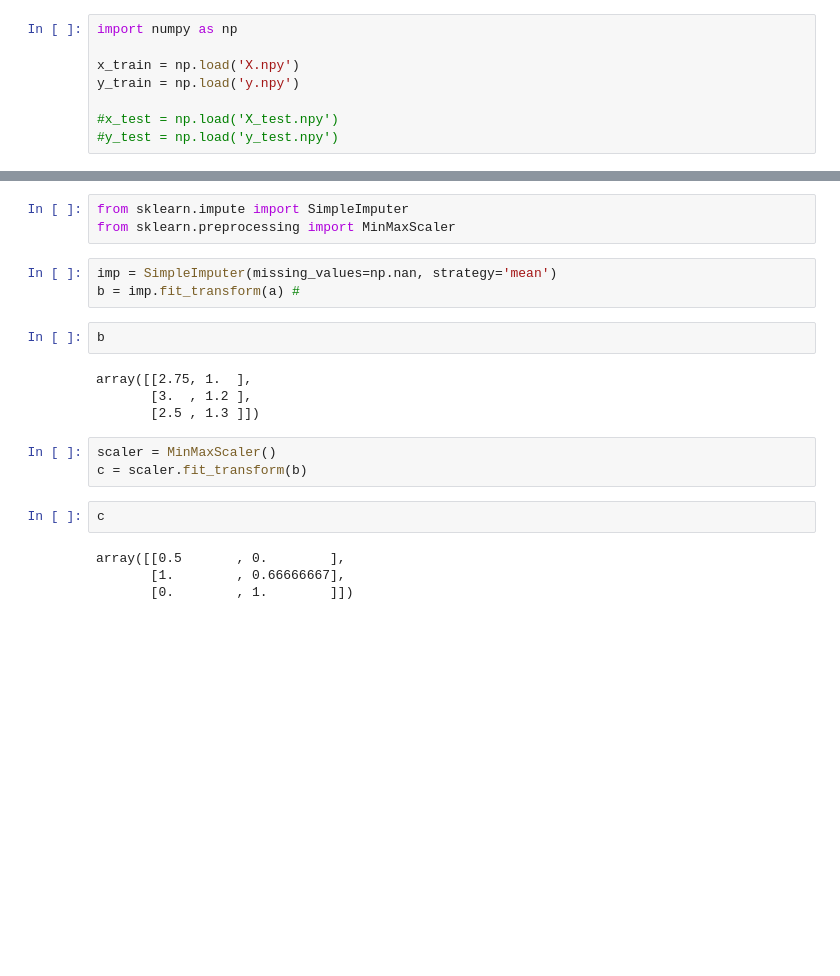
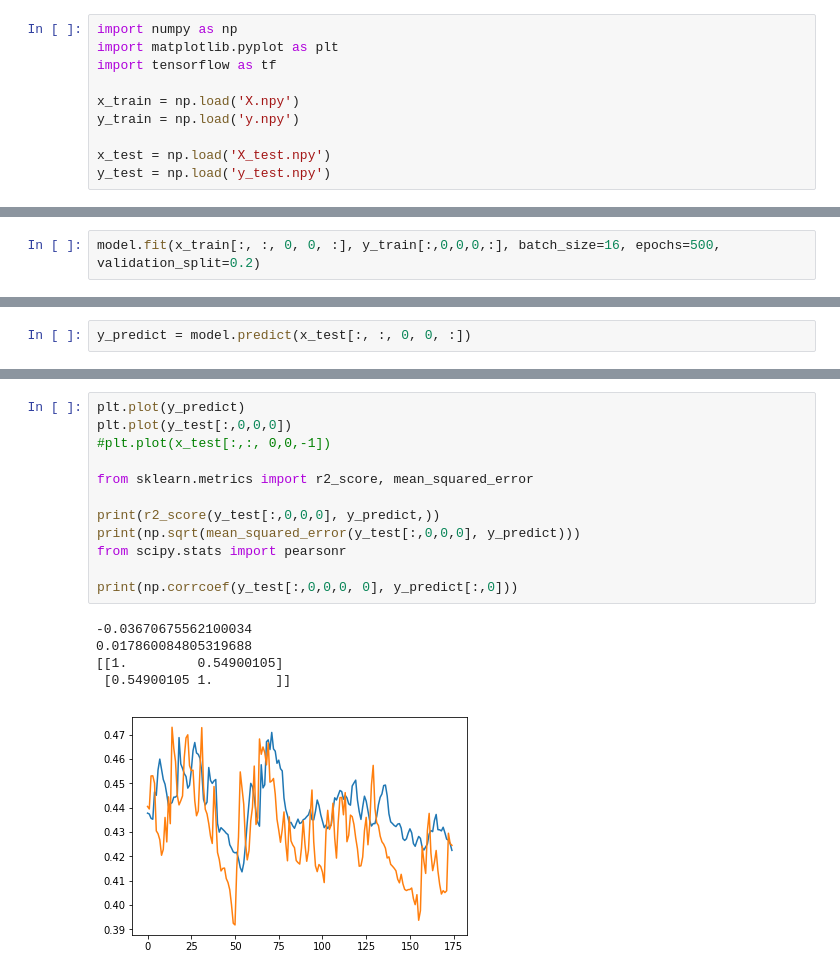
Before and after one commit to leelew/HRSEPP, a Jupyter notebook: src/debug.ipynb, the cells around one changed output, grey strips where cells are left out. Drawn from its saved outputs; the diff is of its cells as text; blank space fills up the shorter version.

```diff
--- a/src/debug.ipynb
+++ b/src/debug.ipynb
@@ -1,11 +1,13 @@
 # %%
 import numpy as np
+import matplotlib.pyplot as plt
+import tensorflow as tf
 
 x_train = np.load('X.npy')
 y_train = np.load('y.npy')
 
-#x_test = np.load('X_test.npy')
-#y_test = np.load('y_test.npy')
+x_test = np.load('X_test.npy')
+y_test = np.load('y_test.npy')
 # %%
 x_train.shape
 # %% [output]
@@ -29,0 +98,2 @@ plt.plot(y_train[:, 0, 0, :])
+# %%
+model.fit(x_train[:, :, 0, 0, :], y_train[:,0,0,0,:], batch_size=16, epochs=500, validation_split=0.2)
@@ -29,0 +119,2 @@ plt.plot(y_train[:, 0, 0, :])
+# %%
+y_predict = model.predict(x_test[:, :, 0, 0, :])
@@ -122,21 +129,18 @@ array([[nan, 1. ],
-# %%
-from sklearn.impute import SimpleImputer
-from sklearn.preprocessing import MinMaxScaler
-# %%
-imp = SimpleImputer(missing_values=np.nan, strategy='mean')
-b = imp.fit_transform(a) #
-# %%
-b
-# %% [output]
-array([[2.75, 1.  ],
-       [3.  , 1.2 ],
-       [2.5 , 1.3 ]])
-# %%
-scaler = MinMaxScaler()
-c = scaler.fit_transform(b)
-# %%
-c
-# %% [output]
-array([[0.5       , 0.        ],
-       [1.        , 0.66666667],
-       [0.        , 1.        ]])
+# %%
+plt.plot(y_predict)
+plt.plot(y_test[:,0,0,0])
+#plt.plot(x_test[:,:, 0,0,-1])
+
+from sklearn.metrics import r2_score, mean_squared_error
+
+print(r2_score(y_test[:,0,0,0], y_predict,))
+print(np.sqrt(mean_squared_error(y_test[:,0,0,0], y_predict)))
+from scipy.stats import pearsonr
+
+print(np.corrcoef(y_test[:,0,0,0, 0], y_predict[:,0]))
+# %% [output]
+-0.03670675562100034
+0.017860084805319688
+[[1.         0.54900105]
+ [0.54900105 1.        ]]
+[figure, added]
```
Also changed, not shown: parts of 20 cells of this notebook, 19 other files.
